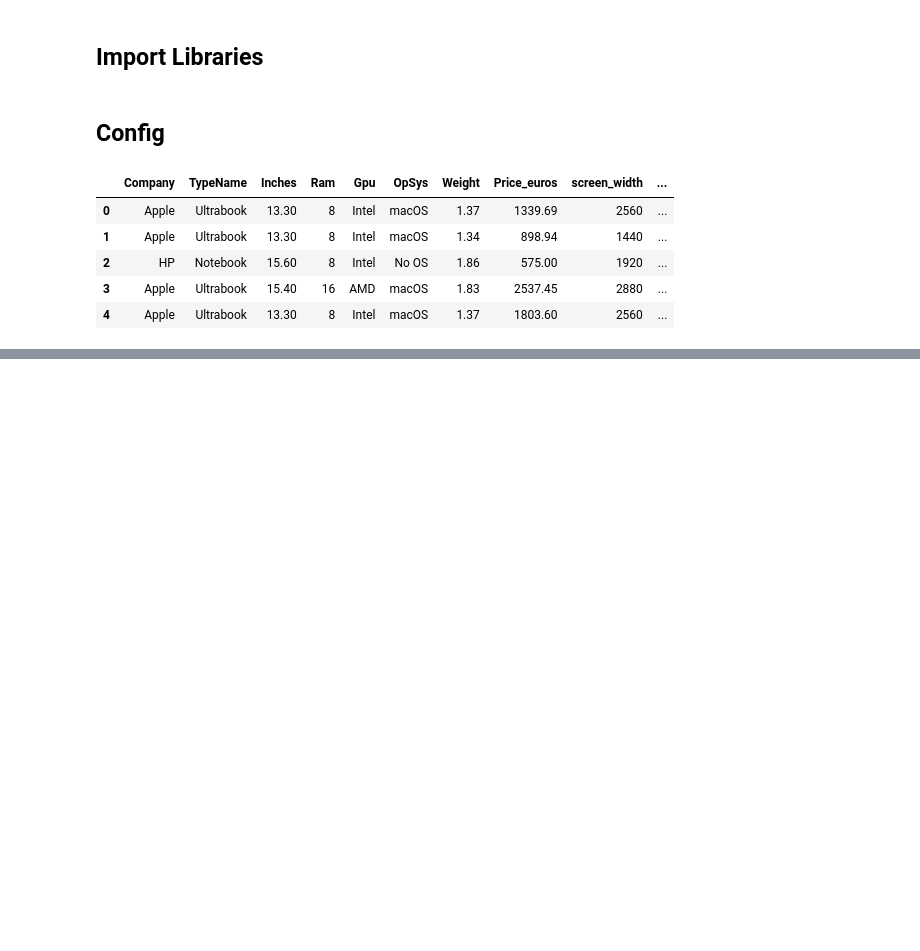
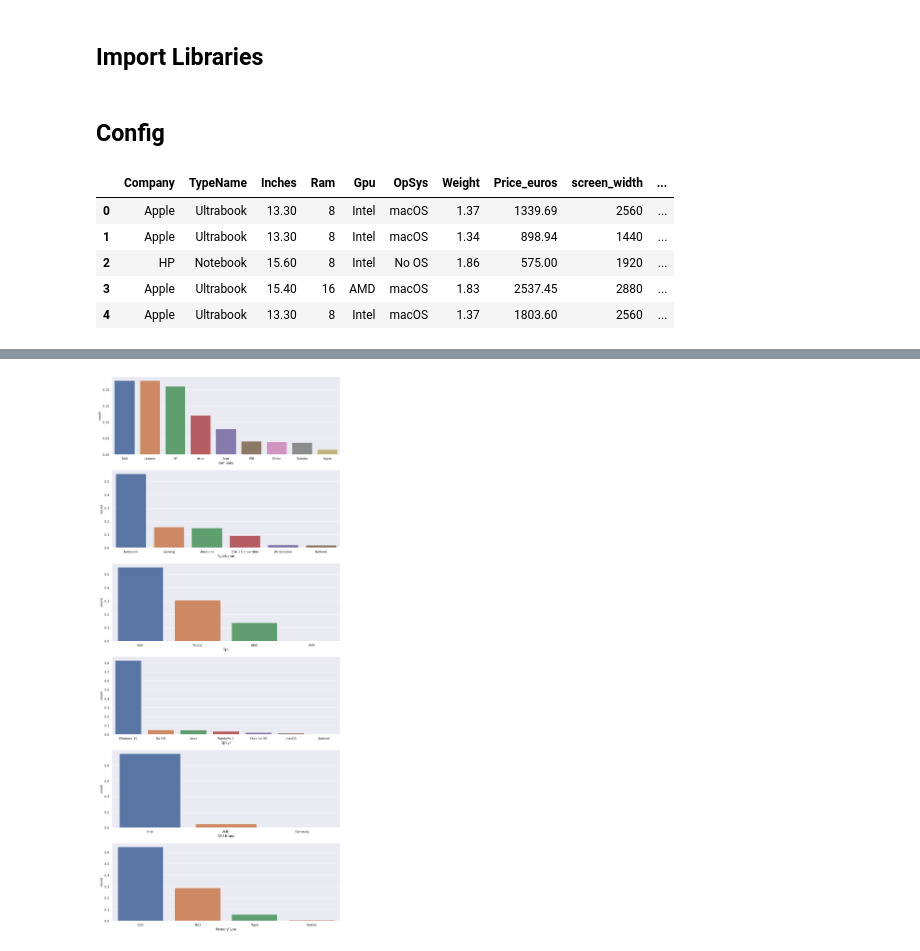
Before and after one commit to AleexSilva/laptop_price_prediction, a Jupyter notebook: Laptop-EDA.ipynb, the cells around one changed output, grey strips where cells are left out. Drawn from its saved outputs; the diff is of its cells as text; code cells hidden in the pictures; blank space fills up the shorter version.

```diff
--- a/Laptop-EDA.ipynb
+++ b/Laptop-EDA.ipynb
@@ -31,0 +39,6 @@ laptop.head()
+# %%
+laptop = (
+    laptop.astype({
+        'IPS Panel': 'bool'
+        })
+)
@@ -31,0 +85,22 @@ laptop.head()
+# %%
+categories=laptop.select_dtypes(include='object').columns
+fig, ax = plt.subplots(len(categories),1,figsize=(15,len(categories)*6))
+for i in range(len(categories)):
+    (
+        laptop
+        .value_counts(categories[i],sort=True,normalize=True)
+        .reset_index(name='count')
+        .pipe(
+            lambda df_count:(
+                sns.barplot(
+                    ax=ax[i],
+                    data=df_count,
+                    x = categories[i],
+                    y='count'
+                )
+            )
+
+        )
+    )
+# %% [output]
+[figure, added]
```
Also changed, not shown: parts of 17 cells of this notebook, 4 other files.
